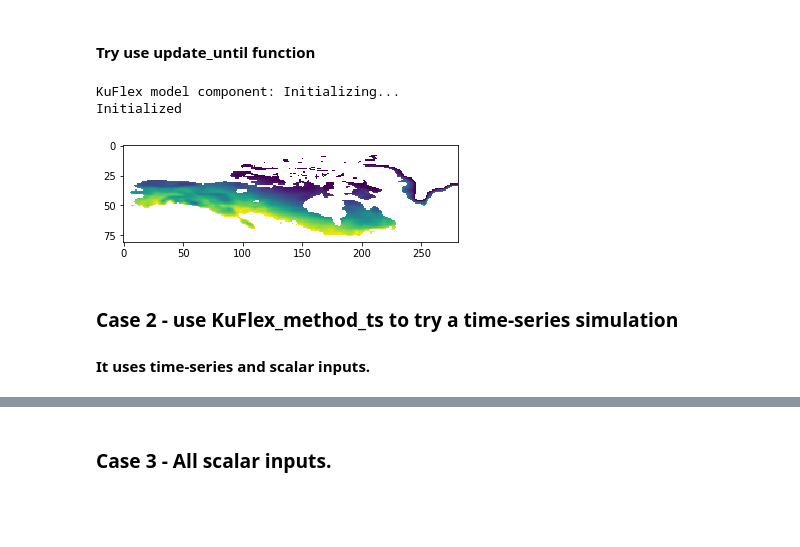
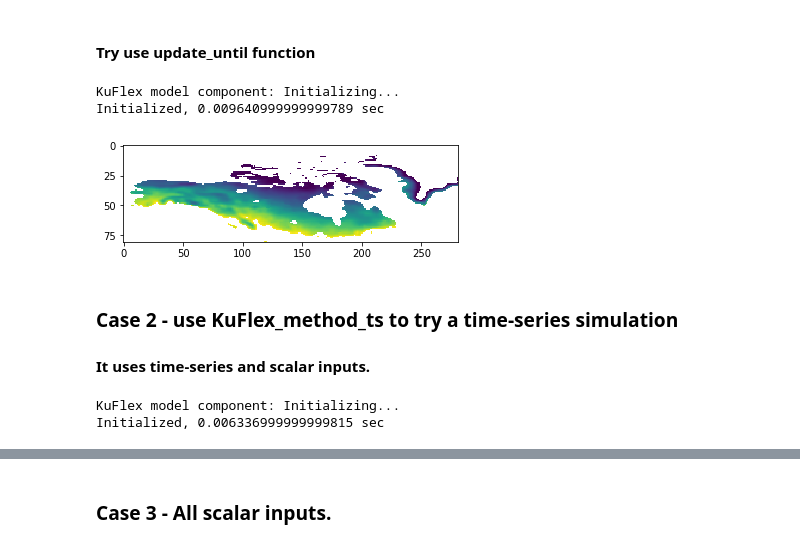
Before and after one commit to permamodel/permamodel, a Jupyter notebook: notebooks/KuFlex.ipynb, the cells around one changed output, grey strips where cells are left out. Saved outputs shown, nothing was run; the diff lists cells and outputs as text; code cells hidden in the pictures; blank space fills up the shorter version.

Commit message:
update notebook for new KuFlex BMI

```diff
--- a/notebooks/KuFlex.ipynb
+++ b/notebooks/KuFlex.ipynb
@@ -19,3 +11,5 @@ print(x.get_input_var_names())
+# %%
+kuflex = KuFlex()
 # %% [markdown]
 ### Case 1 - Use KuFlex_method.cfg
 #### it uses combined input types, including grid, scalar, and time-series.
@@ -71,0 +22,7 @@ Current Time: 2.0
+# %%
+grid_id = kuflex.get_var_grid('atmosphere_bottom_air__temperature')
+
+print('grid id = {0}'.format(grid_id))
+print('grid rank = {0}'.format(kuflex.get_grid_rank(grid_id)))
+print('grid size = {0}'.format(kuflex.get_grid_size(grid_id)))
+print('grid type = {0}'.format(kuflex.get_grid_type(grid_id)))
@@ -71,0 +34,8 @@ Current Time: 2.0
+# %%
+shape = np.empty(kuflex.get_grid_rank(grid_id), dtype=int)
+spacing = np.empty(kuflex.get_grid_rank(grid_id), dtype=float)
+origin = np.empty(kuflex.get_grid_rank(grid_id), dtype=float)
+
+print('grid_shape = {0}'.format(kuflex.get_grid_shape(grid_id, shape)))
+print('grid_spacing = {0}'.format(kuflex.get_grid_spacing(grid_id, spacing)))
+print('grid_origin = {0}'.format(kuflex.get_grid_origin(grid_id, origin)))
@@ -71,0 +46,15 @@ Current Time: 2.0
+# %%
+alt = np.empty(kuflex.get_grid_size(grid_id), dtype=float)
+
+for i in np.arange(3):
+
+    print ('Current Time = {0}'.format(kuflex.get_current_time()))
+
+    kuflex.update()
+    kuflex.get_value('soil__active_layer_thickness', alt)
+
+    plt.imshow(alt.reshape(shape))
+    plt.title('Regional Mean = {mean}'.format(mean=np.nanmean(alt)))
+    plt.show()
+
+kuflex.finalize()
@@ -72,18 +68,27 @@ Current Time: 2.0
 # %% [markdown]
 #### Try use update_until function
 # %%
-x.initialize(cfg_file)
+kuflex.initialize(cfg_file)
 
-x.update_until(2)
-ALT = x.get_value('soil__active_layer_thickness')
-plt.imshow(ALT)
+kuflex.update_until(2)
+kuflex.get_value('soil__active_layer_thickness', alt)
+plt.imshow(alt.reshape(shape))
 plt.show()
-x.finalize()
+kuflex.finalize()
 # %% [output]
 KuFlex model component: Initializing...
-Initialized
+Initialized, 0.009640999999999789 sec
-[figure, old version]
+[figure, new version]
 # %% [markdown]
 ### Case 2 - use KuFlex_method_ts to try a time-series simulation
 #### It uses time-series and scalar inputs.
+# %%
+cfg_file = os.path.join(examples_directory, 'KuFlex_method_ts.cfg')
+kuflex.initialize(cfg_file)
+
+grid_id = kuflex.get_var_grid("soil__active_layer_thickness")
+alt = np.empty(kuflex.get_grid_size(grid_id), dtype=float)
+# %% [output]
+KuFlex model component: Initializing...
+Initialized, 0.006336999999999815 sec
 # %%
```
Also changed, not shown: parts of 10 cells of this notebook.
